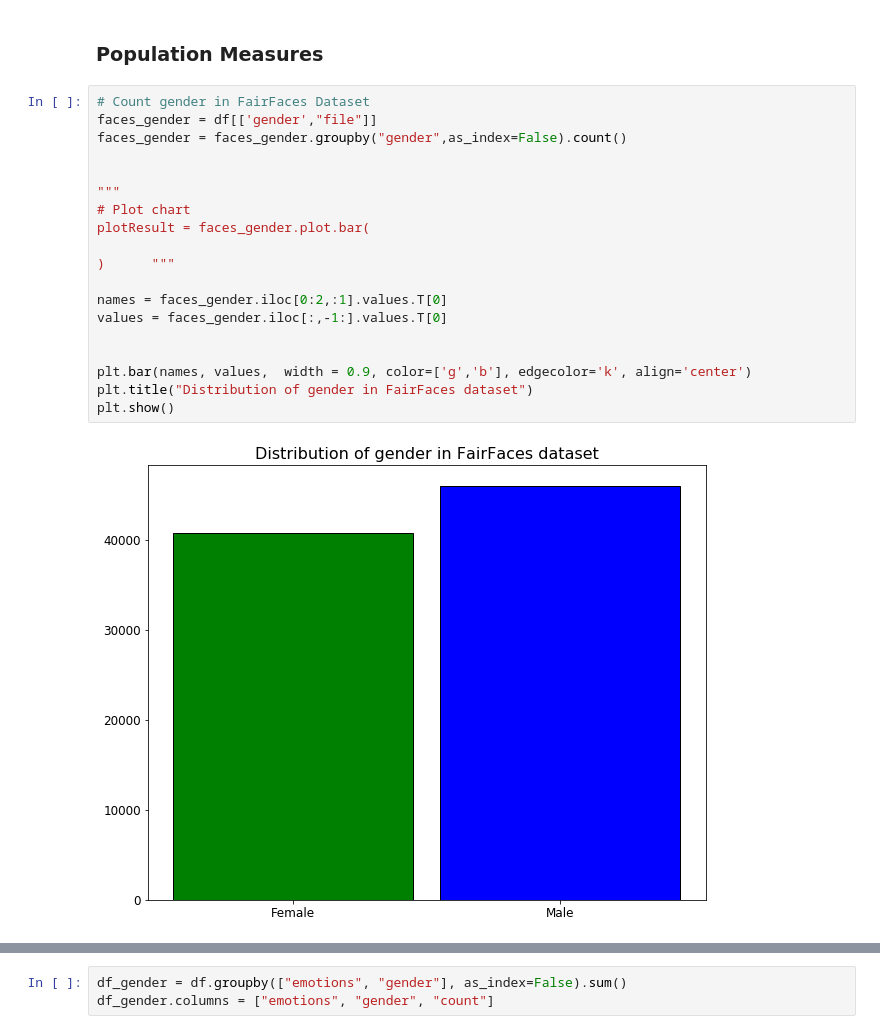
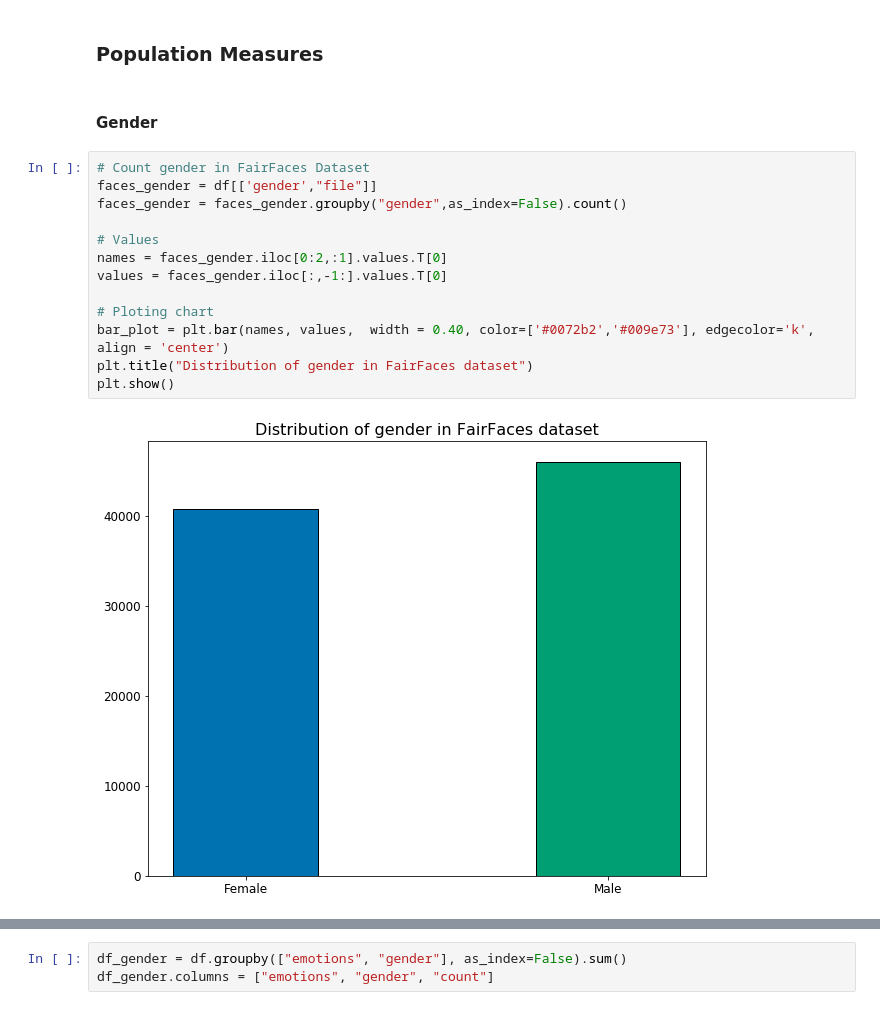
Before and after one commit to EwertonDCSilv/emotion_faces, a Jupyter notebook: tp.ipynb, the cells around one changed output, grey strips where cells are left out. Drawn from its saved outputs; the diff is of its cells as text.

Commit message:
Create chart for analisys

```diff
--- a/tp.ipynb
+++ b/tp.ipynb
@@ -170,24 +181,20 @@ def mergeForPlot(df, colName):
     return df_merge
 # %% [markdown]
 ### Population Measures
+# %% [markdown]
+#### Gender
 # %%
 # Count gender in FairFaces Dataset
 faces_gender = df[['gender',"file"]]
 faces_gender = faces_gender.groupby("gender",as_index=False).count()
 
-
-"""
-# Plot chart
-plotResult = faces_gender.plot.bar(
-
-)      """
-
+# Values
 names = faces_gender.iloc[0:2,:1].values.T[0]
 values = faces_gender.iloc[:,-1:].values.T[0]
 
-
-plt.bar(names, values,  width = 0.9, color=['g','b'], edgecolor='k', align='center')
+# Ploting chart
+bar_plot = plt.bar(names, values,  width = 0.40, color=['#0072b2','#009e73'], edgecolor='k', align = 'center')
 plt.title("Distribution of gender in FairFaces dataset")
 plt.show()
 # %% [output]
-[figure, old version]
+[figure, new version]
```
Also changed, not shown: parts of 20 cells of this notebook.
